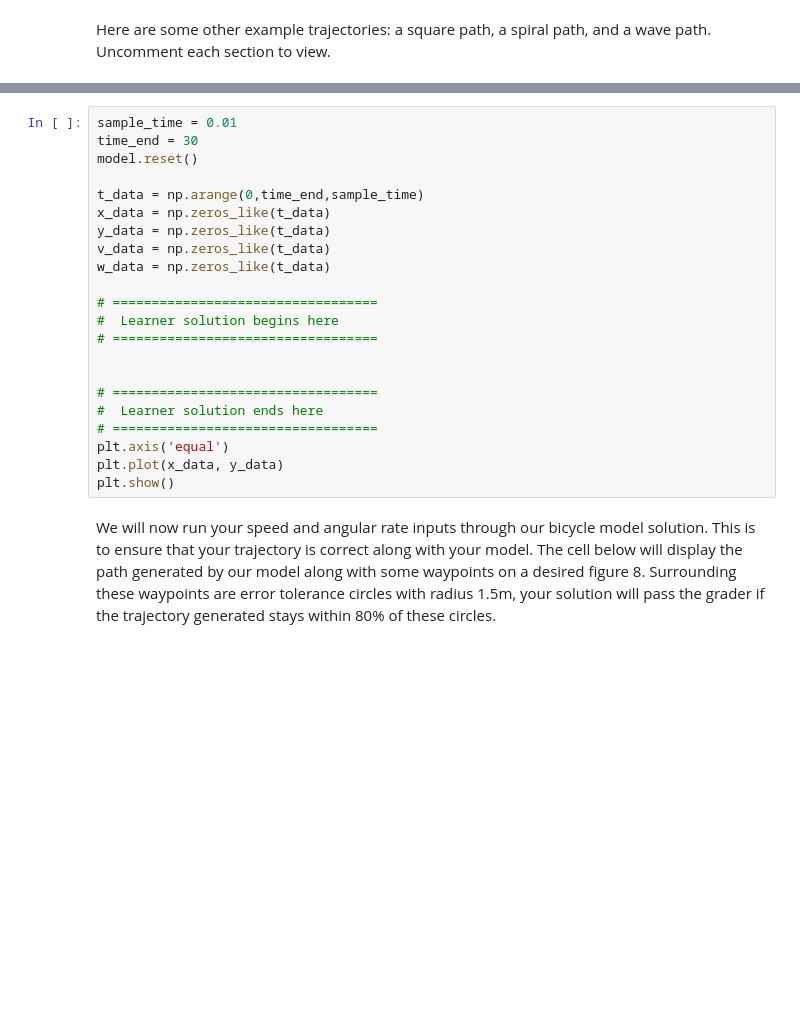
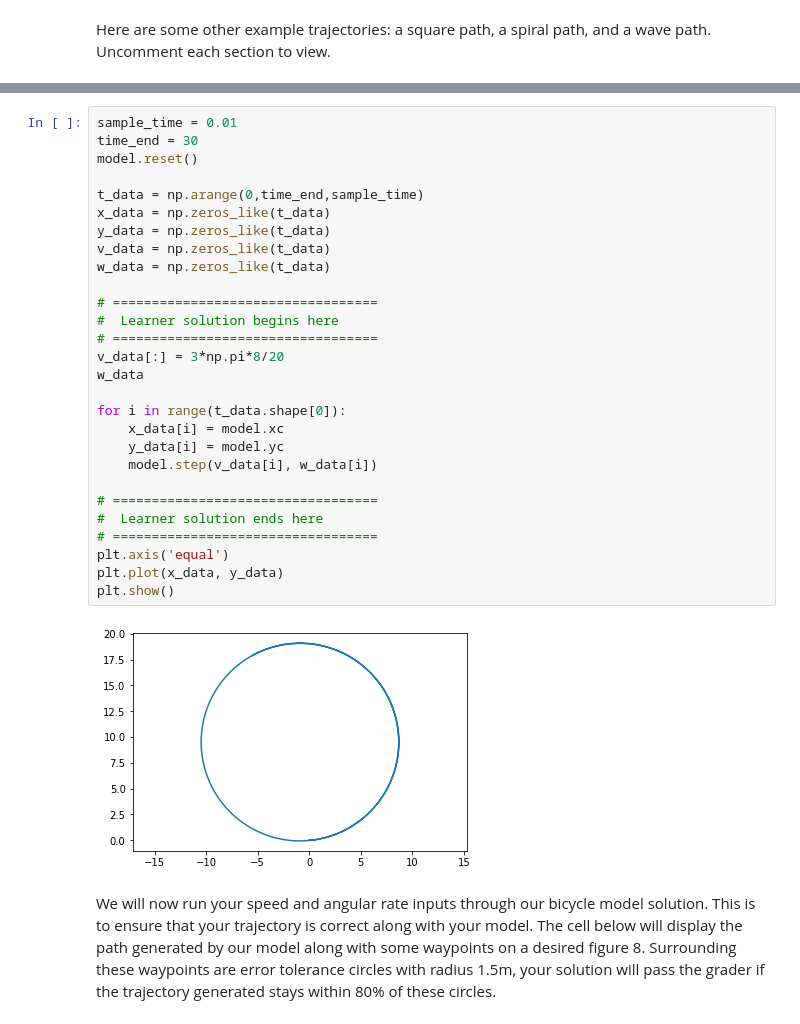
Before and after one commit to davood-dorostkar/SelfDrivingCars, a Jupyter notebook: 01 Intro/Week4/Assignment1-Lab-Kinematic_Bicycle_Model.ipynb, the cells around one changed output, grey strips where cells are left out. Drawn from its saved outputs; the diff is of its cells as text; blank space fills up the shorter version.

```diff
--- a/01 Intro/Week4/Assignment1-Lab-Kinematic_Bicycle_Model.ipynb
+++ b/01 Intro/Week4/Assignment1-Lab-Kinematic_Bicycle_Model.ipynb
@@ -223,25 +245,33 @@ Determine the speed and steering rate inputs required to produce such trajectory
 # %%
 sample_time = 0.01
 time_end = 30
 model.reset()
 
 t_data = np.arange(0,time_end,sample_time)
 x_data = np.zeros_like(t_data)
 y_data = np.zeros_like(t_data)
 v_data = np.zeros_like(t_data)
 w_data = np.zeros_like(t_data)
 
 # ==================================
 #  Learner solution begins here
 # ==================================
+v_data[:] = 3*np.pi*8/20
+w_data
 
+for i in range(t_data.shape[0]):
+    x_data[i] = model.xc
+    y_data[i] = model.yc
+    model.step(v_data[i], w_data[i])
 
 # ==================================
 #  Learner solution ends here
 # ==================================
 plt.axis('equal')
 plt.plot(x_data, y_data)
 plt.show()
+# %% [output]
+[figure, added]
 # %% [markdown]
 We will now run your speed and angular rate inputs through our bicycle model solution. This is to ensure that your trajectory is correct along with your model. The cell below will display the path generated by our model along with some waypoints on a desired figure 8. Surrounding these waypoints are error tolerance circles with radius 1.5m, your solution will pass the grader if the trajectory generated stays within 80% of these circles.
 # %%
```
Also changed, not shown: parts of 6 cells of this notebook.
